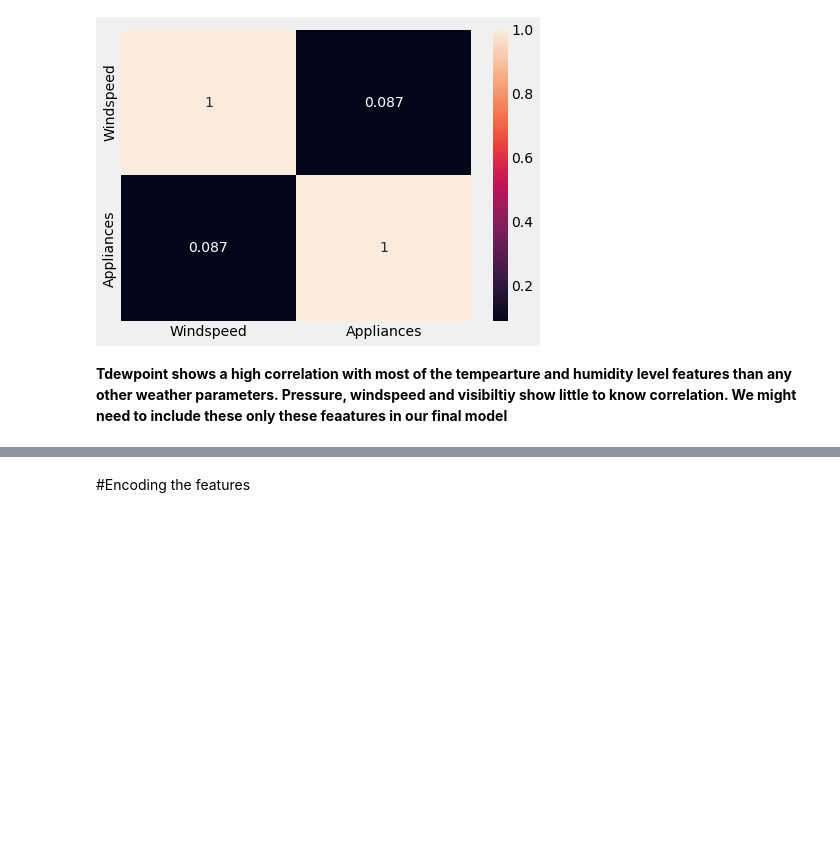
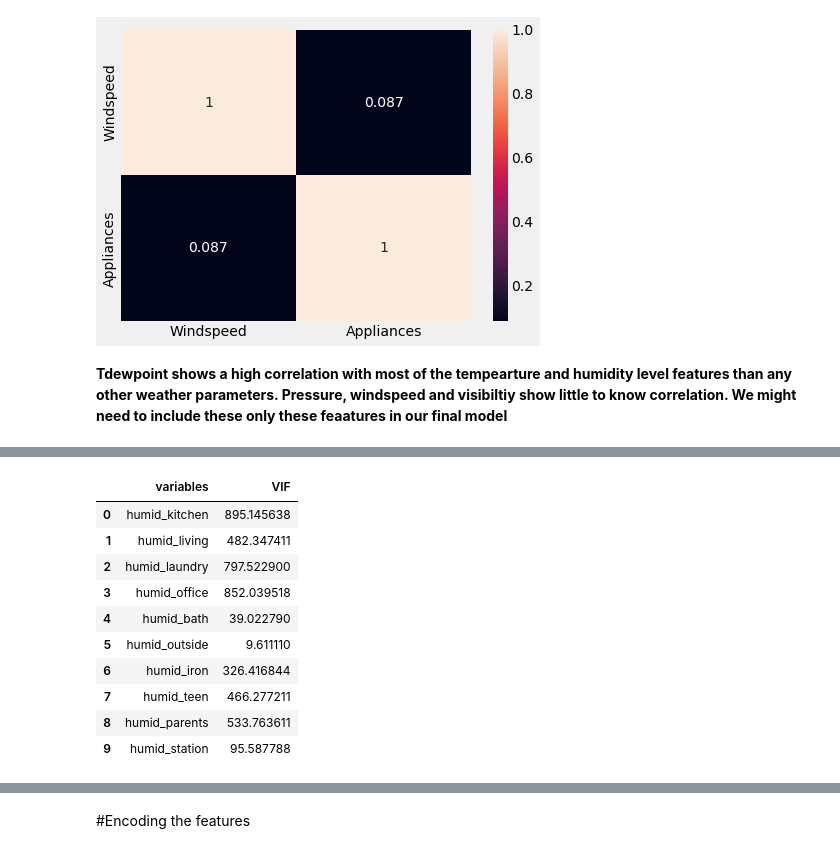
Before and after one commit to amrita-sarkar1/Appliance-Energy-Prediction, a Jupyter notebook: Appliance_Energy_Prediction_.ipynb, the cells around one changed output, grey strips where cells are left out. Saved outputs shown, nothing was run; the diff lists cells and outputs as text; code cells hidden in the pictures; blank space fills up the shorter version.

```diff
--- a/Appliance_Energy_Prediction_.ipynb
+++ b/Appliance_Energy_Prediction_.ipynb
@@ -363,0 +429,14 @@ sns.heatmap(df[['Windspeed', 'Appliances']].corr(), ax = ax, annot=True);
+# %%
+calc_vif(df[[i for i in df.describe().columns if i in ['humid_kitchen','humid_living','humid_laundry','humid_office','humid_bath','humid_outside', 'humid_iron','humid_teen','humid_parents','humid_station']]])
+# %% [output]
+|  | variables | VIF |
+| 0 | humid_kitchen | 895.145638 |
+| 1 | humid_living | 482.347411 |
+| 2 | humid_laundry | 797.522900 |
+| 3 | humid_office | 852.039518 |
+| 4 | humid_bath | 39.022790 |
+| 5 | humid_outside | 9.611110 |
+| 6 | humid_iron | 326.416844 |
+| 7 | humid_teen | 466.277211 |
+| 8 | humid_parents | 533.763611 |
+| 9 | humid_station | 95.587788 |
```
Also changed, not shown: parts of 42 cells of this notebook.
